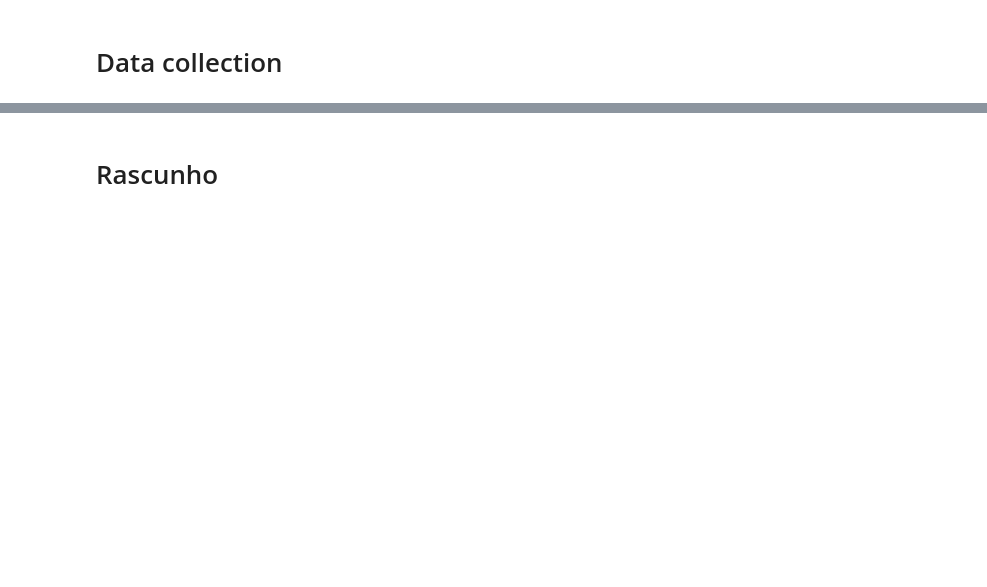
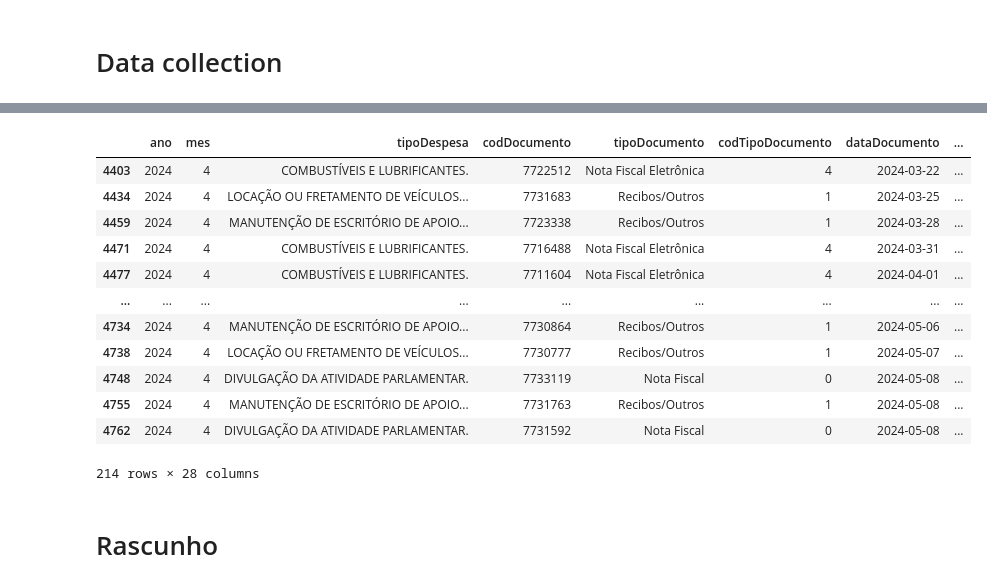
Before and after one commit to gustavolp92/camara, a Jupyter notebook: teste.ipynb, the cells around one changed output, grey strips where cells are left out. Cells and saved outputs as stored; diff of their text form; code cells hidden in the pictures; blank space fills up the shorter version.

Commit message:
feat: added monthly data processing

```diff
--- a/teste.ipynb
+++ b/teste.ipynb
@@ -45,0 +40,2 @@ process_gold_table()
+# %%
+df = pd.read_parquet('data/gold/master_table.parquet')
@@ -45,0 +66,5 @@ process_gold_table()
+# %%
+periodos = ['2024_05']
+
+df_filtrado = df.loc[df['ano_mes'].isin(periodos)].copy()
+mensal_filtrado = df_mes.loc[df_mes['ano_mes'].isin(periodos)].copy()
@@ -54,0 +91,11 @@ px.bar(df.loc[df['ano_mes']=='2024_04'], x='nome', y='valorDocumento', color='ti
+# %%
+mais_gastou_por_tipo = dict()
+tmp = df_filtrado.groupby(['nome', 'tipoDespesa'])['Valor'].sum().reset_index().copy()
+for tipo, tmpdf in tmp.groupby('tipoDespesa'):
+    result_tipo = tmpdf.loc[tmpdf['Valor']==tmpdf['Valor'].max(), :].copy()
+    mais_gastou_por_tipo[tipo] = dict(Deputado=result_tipo['nome'].values[0],
+                                        Valor = result_tipo['Valor'].values[0])
+    # tmp[tmp==tmp.max()]:
+
+mais_gastou_por_tipo = pd.DataFrame(mais_gastou_por_tipo).T.sort_values('Valor', ascending=False)
+mais_gastou_por_tipo
@@ -55,3 +131,20 @@ px.bar(df.loc[df['ano_mes']=='2024_04'], x='nome', y='valorDocumento', color='ti
+# %%
+for deputado, tmpdf in df_filtrado.groupby('deputado'):
+    tmpdf.loc[tmpdf['Valor']]
+# %% [output]
+|  | ano | mes | tipoDespesa | codDocumento | tipoDocumento | codTipoDocumento | dataDocumento | ... |
+| 4403 | 2024 | 4 | COMBUSTÍVEIS E LUBRIFICANTES. | 7722512 | Nota Fiscal Eletrônica | 4 | 2024-03-22 | ... |
+| 4434 | 2024 | 4 | LOCAÇÃO OU FRETAMENTO DE VEÍCULOS... | 7731683 | Recibos/Outros | 1 | 2024-03-25 | ... |
+| 4459 | 2024 | 4 | MANUTENÇÃO DE ESCRITÓRIO DE APOIO... | 7723338 | Recibos/Outros | 1 | 2024-03-28 | ... |
+| 4471 | 2024 | 4 | COMBUSTÍVEIS E LUBRIFICANTES. | 7716488 | Nota Fiscal Eletrônica | 4 | 2024-03-31 | ... |
+| 4477 | 2024 | 4 | COMBUSTÍVEIS E LUBRIFICANTES. | 7711604 | Nota Fiscal Eletrônica | 4 | 2024-04-01 | ... |
+| ... | ... | ... | ... | ... | ... | ... | ... | ... |
+| 4734 | 2024 | 4 | MANUTENÇÃO DE ESCRITÓRIO DE APOIO... | 7730864 | Recibos/Outros | 1 | 2024-05-06 | ... |
+| 4738 | 2024 | 4 | LOCAÇÃO OU FRETAMENTO DE VEÍCULOS... | 7730777 | Recibos/Outros | 1 | 2024-05-07 | ... |
+| 4748 | 2024 | 4 | DIVULGAÇÃO DA ATIVIDADE PARLAMENTAR. | 7733119 | Nota Fiscal | 0 | 2024-05-08 | ... |
+| 4755 | 2024 | 4 | MANUTENÇÃO DE ESCRITÓRIO DE APOIO... | 7731763 | Recibos/Outros | 1 | 2024-05-08 | ... |
+| 4762 | 2024 | 4 | DIVULGAÇÃO DA ATIVIDADE PARLAMENTAR. | 7731592 | Nota Fiscal | 0 | 2024-05-08 | ... |
+214 rows × 28 columns
 # %%
 df.groupby('nomeFornecedor')['valorDocumento'].sum().sort_values(ascending=False).head(10)
 # %%
```
Also changed, not shown: parts of 20 cells of this notebook, 3 other files.
